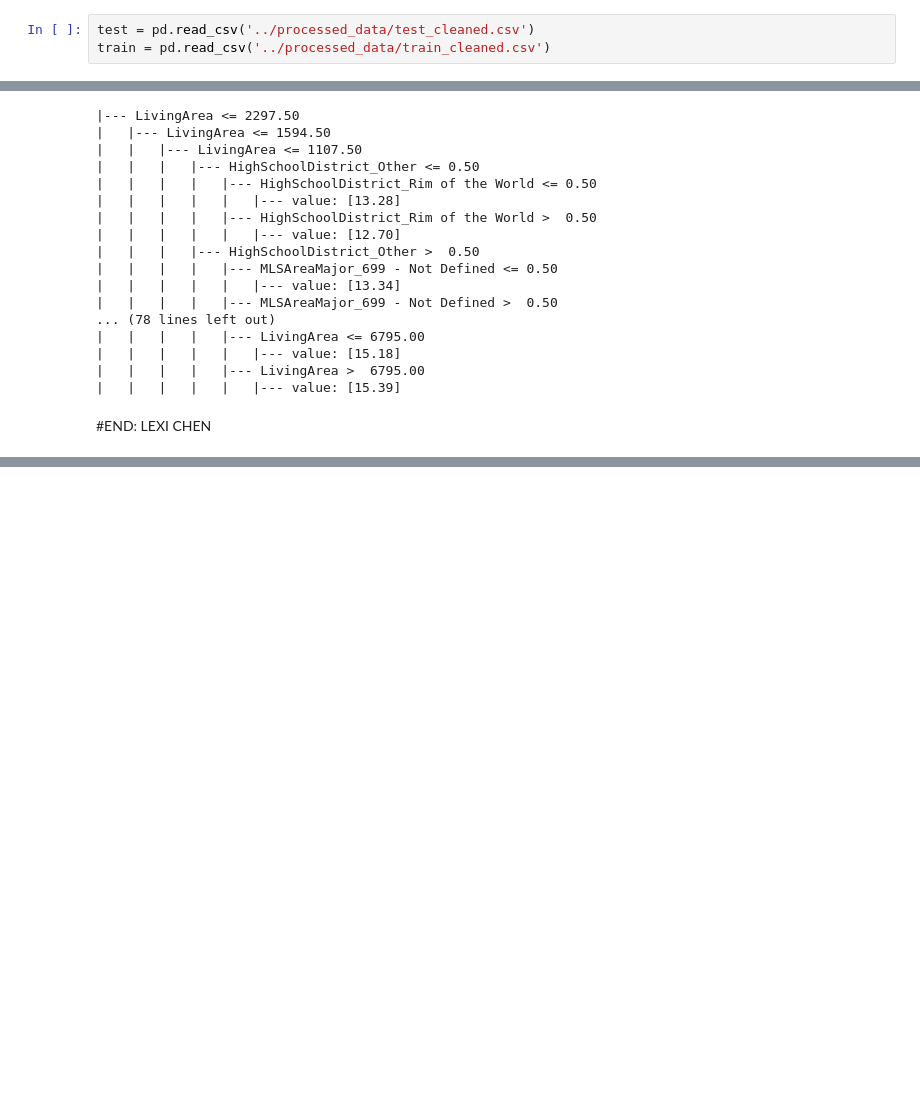
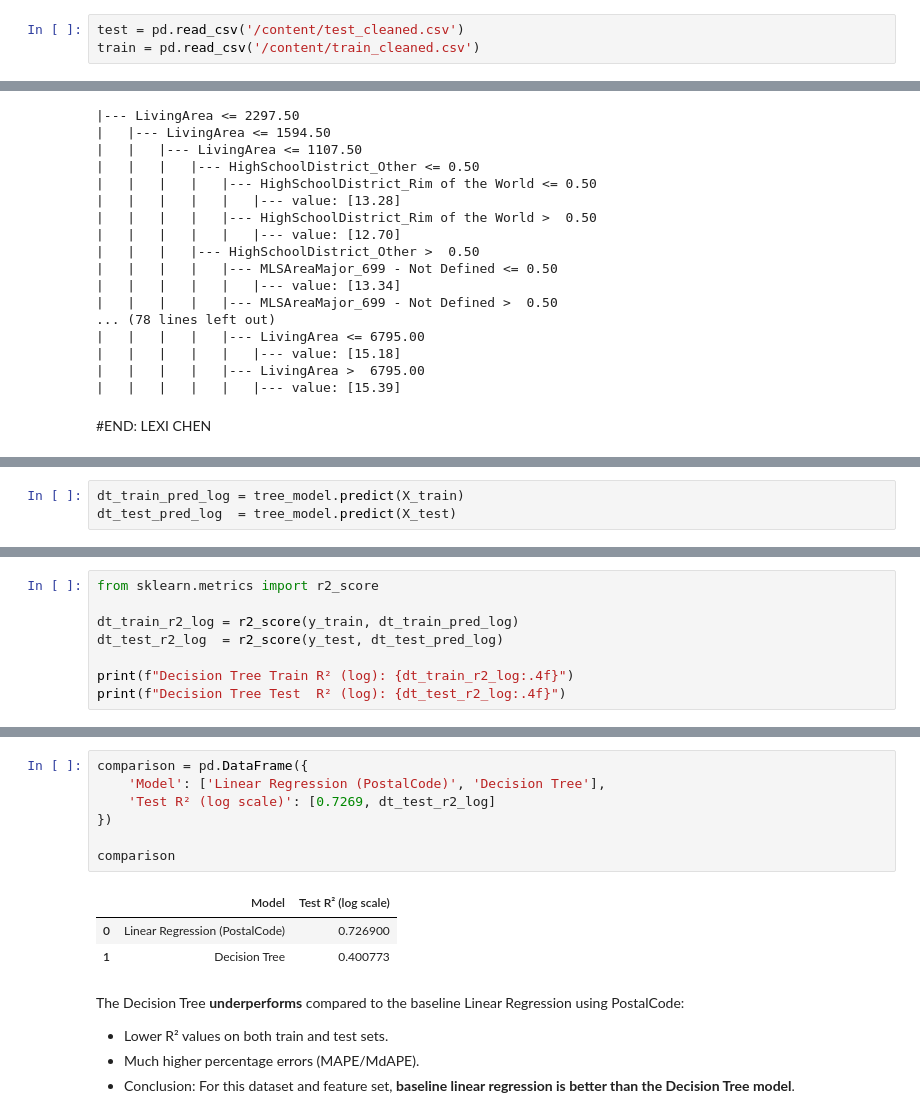
Before and after one commit to vivianlinnn/DS41_IDXExchange, a Jupyter notebook: src/05_DecisionTree_Team.ipynb, the cells around one changed output, grey strips where cells are left out. Drawn from its saved outputs; the diff is of its cells as text; blank space fills up the shorter version.

Commit message:
Decision Tree model and evaluate using R², MAPE, and MdAPE

```diff
--- a/src/05_DecisionTree_Team.ipynb
+++ b/src/05_DecisionTree_Team.ipynb
@@ -26,8 +28,8 @@ Test set: the last month of data provided: December 2025
 
 Training set: a minimum of 6 months of data prior to the test month (June 2025 to November 2025)
 # %%
-test = pd.read_csv('../processed_data/test_cleaned.csv')
-train = pd.read_csv('../processed_data/train_cleaned.csv')
+test = pd.read_csv('/content/test_cleaned.csv')
+train = pd.read_csv('/content/train_cleaned.csv')
 # %% [markdown]
 ## Create Log of Close Price
 
@@ -165,0 +176,3 @@ print(tree_rules)
+# %%
+dt_train_pred_log = tree_model.predict(X_train)
+dt_test_pred_log  = tree_model.predict(X_test)
@@ -165,0 +187,8 @@ print(tree_rules)
+# %%
+from sklearn.metrics import r2_score
+
+dt_train_r2_log = r2_score(y_train, dt_train_pred_log)
+dt_test_r2_log  = r2_score(y_test, dt_test_pred_log)
+
+print(f"Decision Tree Train R² (log): {dt_train_r2_log:.4f}")
+print(f"Decision Tree Test  R² (log): {dt_test_r2_log:.4f}")
@@ -165,0 +270,16 @@ print(tree_rules)
+# %%
+comparison = pd.DataFrame({
+    'Model': ['Linear Regression (PostalCode)', 'Decision Tree'],
+    'Test R² (log scale)': [0.7269, dt_test_r2_log]
+})
+
+comparison
+# %% [output]
+|  | Model | Test R² (log scale) |
+| 0 | Linear Regression (PostalCode) | 0.726900 |
+| 1 | Decision Tree | 0.400773 |
+# %% [markdown]
+The Decision Tree **underperforms** compared to the baseline Linear Regression using PostalCode:
+  - Lower R² values on both train and test sets.
+  - Much higher percentage errors (MAPE/MdAPE).
+- Conclusion: For this dataset and feature set, **baseline linear regression is better than the Decision Tree model**.
```
Also changed, not shown: parts of 18 cells of this notebook.
